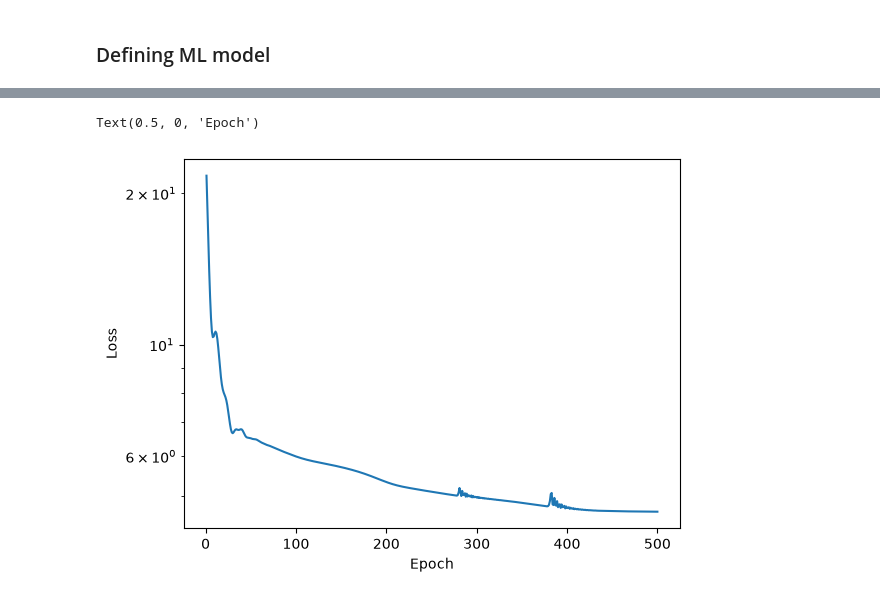
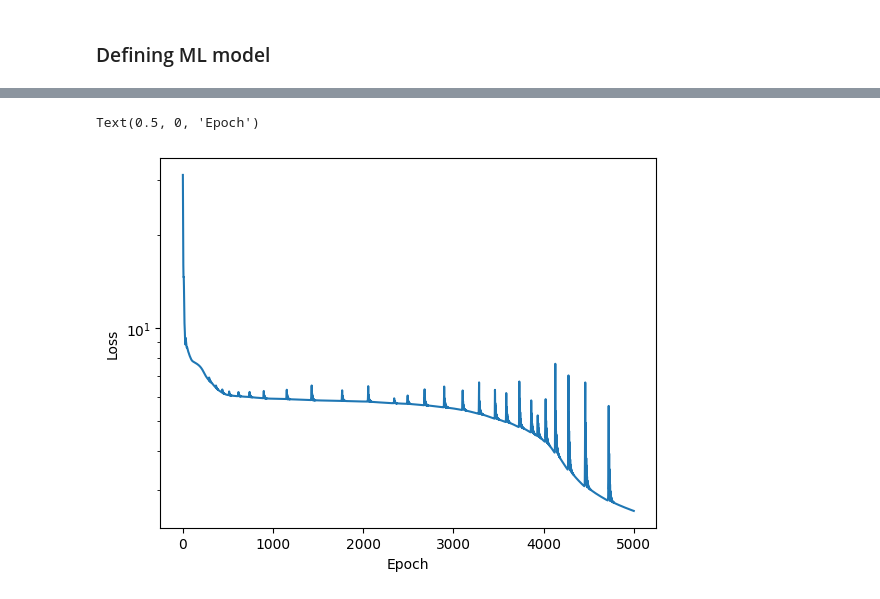
Before and after one commit to omarabdesslem/PIIM, a Jupyter notebook: Code/3. Backwards_PINN.ipynb, the cells around one changed output, grey strips where cells are left out. Cells and saved outputs as stored; diff of their text form; code cells hidden in the pictures.

```diff
--- a/Code/3. Backwards_PINN.ipynb
+++ b/Code/3. Backwards_PINN.ipynb
@@ -379,9 +332,9 @@ initial_model_state = {
 # Define the optimizer
 optimizer = torch.optim.Adam(model.parameters(), lr=0.001)
 # Number of epochs
-num_epochs = 500
+num_epochs = 5000
 
-lambda_D = 20.0
+lambda_D = 30.0
 lambda_N = 5.0
 
 history_fixed = {
@@ -433,5 +398,5 @@ Epoch 400: Loss = 4.7303e+00, PDE Loss = 4.0791e-02, BC h1 Loss = 1.0537e-01, BC
 Text(0.5, 0, 'Epoch')
-[figure, old version]
+[figure, new version]
 # %%
 def predict_head_grid(model, nx=300, ny=100):
     """Evaluate dimensionless H on the aquifer grid and return dimensional h."""
```
Also changed, not shown: parts of 20 cells of this notebook.
